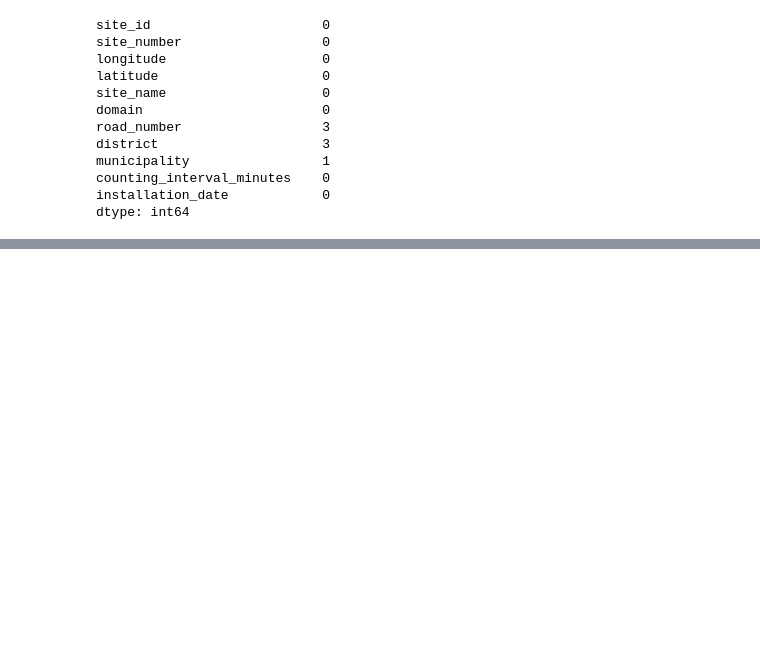
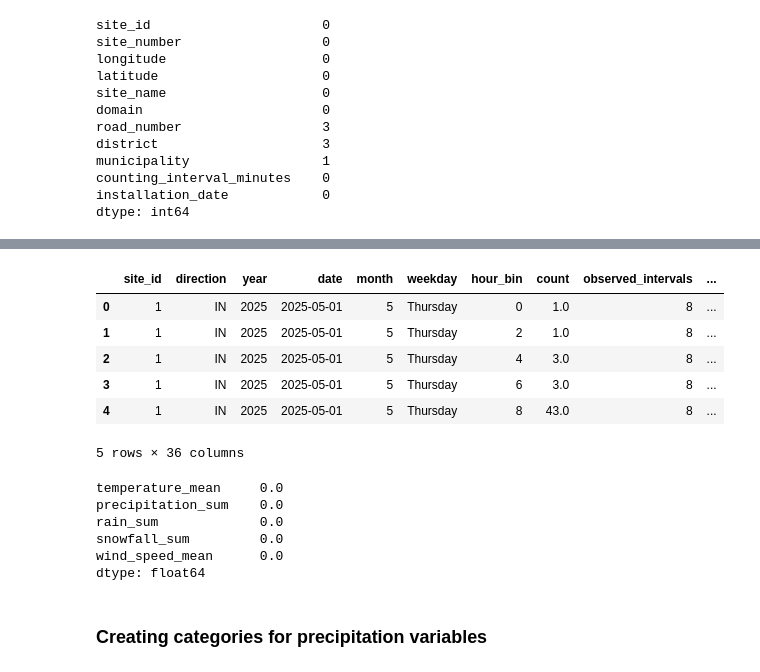
Before and after one commit to annasolodka/mda-cycling-traffic-analysis, a Jupyter notebook: notebooks/02_preprocess_counts.ipynb, the cells around one changed output, grey strips where cells are left out. Saved outputs shown, nothing was run; the diff lists cells and outputs as text; code cells hidden in the pictures; blank space fills up the shorter version.

```diff
--- a/notebooks/02_preprocess_counts.ipynb
+++ b/notebooks/02_preprocess_counts.ipynb
@@ -1041,0 +1335,61 @@ counts_model_final[
+# %%
+weather_data = pd.read_csv(
+    external_folder / "weather_data.csv"
+)
+
+weather_data["time"] = pd.to_datetime(weather_data["time"])
+
+weather_data["date"] = weather_data["time"].dt.date
+weather_data["date"] = pd.to_datetime(weather_data["date"])
+
+weather_data["hour"] = weather_data["time"].dt.hour
+weather_data["hour_bin"] = (weather_data["hour"] // 2) * 2
+# %%
+weather_aggregated = (
+    weather_data
+    .groupby(["site_id", "date", "hour_bin"], as_index=False)
+    .agg(
+        temperature_mean=("temperature_2m", "mean"),
+        precipitation_sum=("precipitation", "sum"),
+        rain_sum=("rain", "sum"),
+        snowfall_sum=("snowfall", "sum"),
+        wind_speed_mean=("wind_speed_10m", "mean"),
+    )
+)
+# %%
+prediction_data_with_factors = prediction_data_clean.merge(
+    weather_aggregated,
+    on=["site_id", "date", "hour_bin"],
+    how="left"
+)
+
+prediction_data_with_factors.head()
+# %% [output]
+|  | site_id | direction | year | date | month | weekday | hour_bin | count | observed_intervals | ... |
+| 0 | 1 | IN | 2025 | 2025-05-01 | 5 | Thursday | 0 | 1.0 | 8 | ... |
+| 1 | 1 | IN | 2025 | 2025-05-01 | 5 | Thursday | 2 | 1.0 | 8 | ... |
+| 2 | 1 | IN | 2025 | 2025-05-01 | 5 | Thursday | 4 | 3.0 | 8 | ... |
+| 3 | 1 | IN | 2025 | 2025-05-01 | 5 | Thursday | 6 | 3.0 | 8 | ... |
+| 4 | 1 | IN | 2025 | 2025-05-01 | 5 | Thursday | 8 | 43.0 | 8 | ... |
+5 rows × 36 columns
+# %%
+weather_missing_summary = prediction_data_with_factors[
+    [
+        "temperature_mean",
+        "precipitation_sum",
+        "rain_sum",
+        "snowfall_sum",
+        "wind_speed_mean",
+    ]
+].isna().mean().sort_values(ascending=False)
+
+weather_missing_summary
+# %% [output]
+temperature_mean     0.0
+precipitation_sum    0.0
+rain_sum             0.0
+snowfall_sum         0.0
+wind_speed_mean      0.0
+dtype: float64
+# %% [markdown]
+### Creating categories for precipitation variables
```
Also changed, not shown: parts of 79 cells of this notebook, 1 other file.
